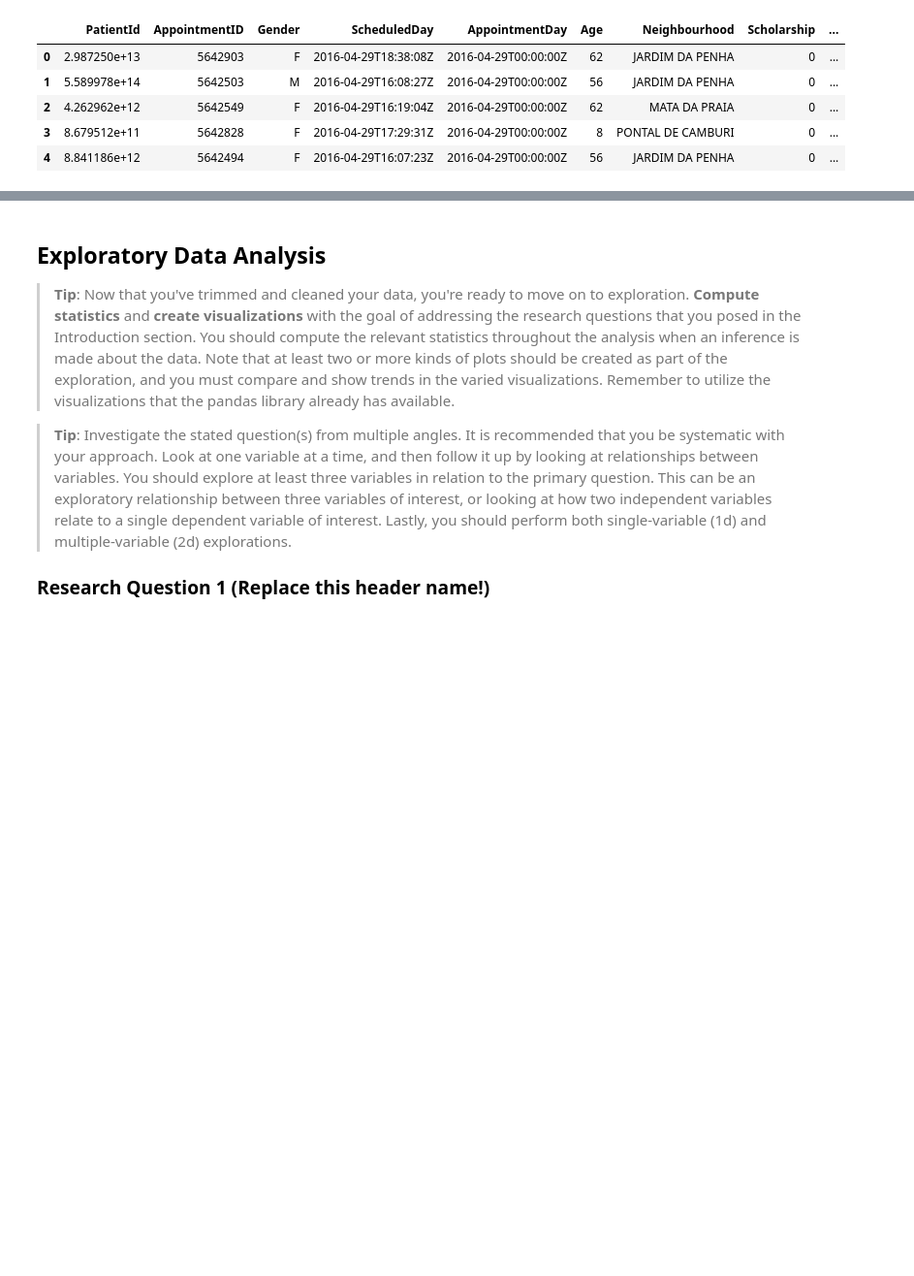
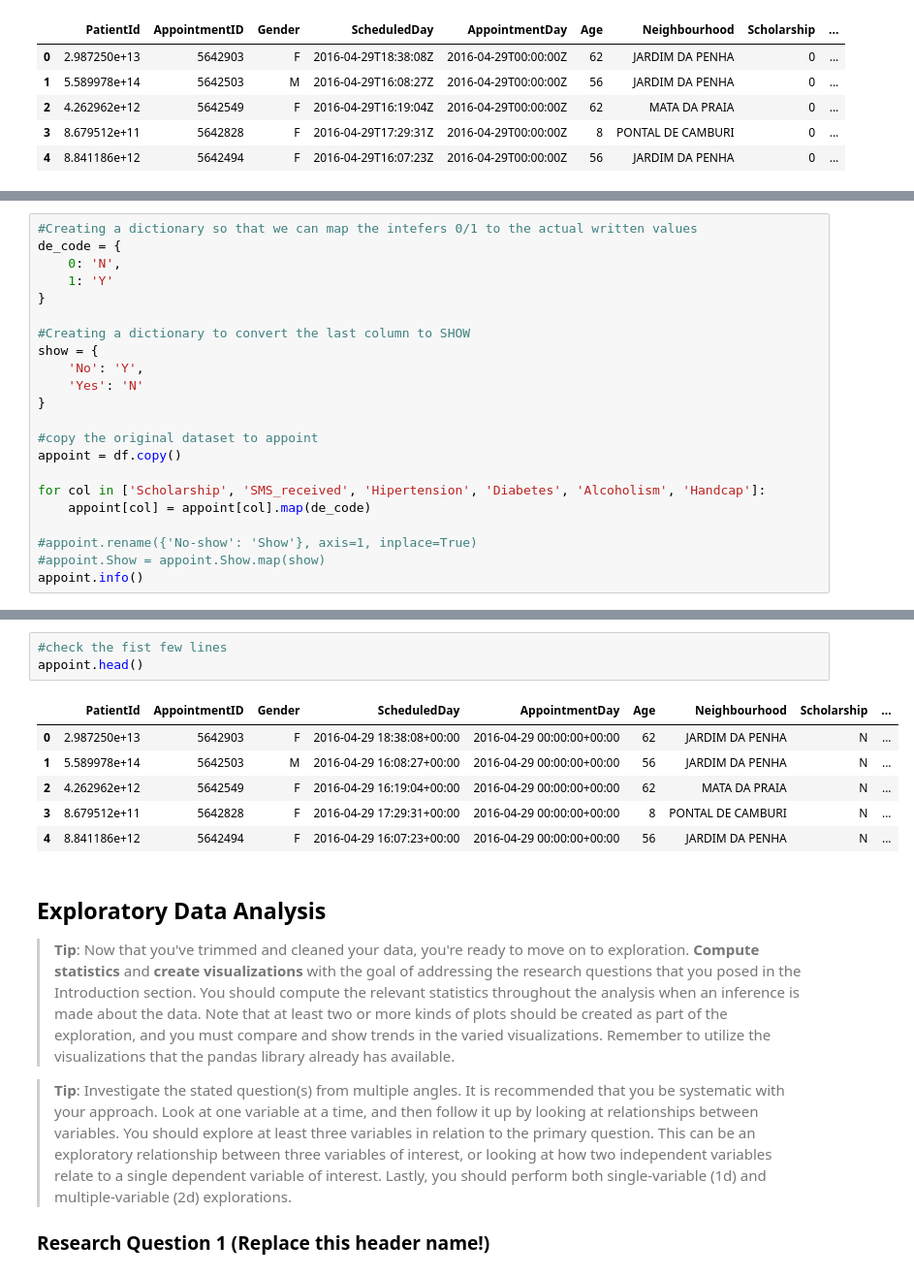
Before and after one commit to Fang2403/Analysis_of_Factors_Influencing_Patiens_Attendance_at_Medical_Appointments, a Jupyter notebook: Investigate_a_Dataset.ipynb, the cells around one changed output, grey strips where cells are left out. Shown at 97% size. Cells and saved outputs as stored; diff of their text form; blank space fills up the shorter version.

```diff
--- a/Investigate_a_Dataset.ipynb
+++ b/Investigate_a_Dataset.ipynb
@@ -102,0 +225,22 @@ memory usage: 11.8+ MB
+# %%
+#Creating a dictionary so that we can map the intefers 0/1 to the actual written values
+de_code = {
+    0: 'N',
+    1: 'Y'
+}
+
+#Creating a dictionary to convert the last column to SHOW
+show = {
+    'No': 'Y',
+    'Yes': 'N'
+}
+
+#copy the original dataset to appoint
+appoint = df.copy()
+
+for col in ['Scholarship', 'SMS_received', 'Hipertension', 'Diabetes', 'Alcoholism', 'Handcap']:
+    appoint[col] = appoint[col].map(de_code)
+
+#appoint.rename({'No-show': 'Show'}, axis=1, inplace=True)
+#appoint.Show = appoint.Show.map(show)
+appoint.info()
@@ -103,3 +289,13 @@ memory usage: 11.8+ MB
+# %%
+#check the fist few lines
+appoint.head()
+# %% [output]
+|  | PatientId | AppointmentID | Gender | ScheduledDay | AppointmentDay | Age | Neighbourhood | Scholarship | ... |
+| 0 | 2.987250e+13 | 5642903 | F | 2016-04-29 18:38:08+00:00 | 2016-04-29 00:00:00+00:00 | 62 | JARDIM DA PENHA | N | ... |
+| 1 | 5.589978e+14 | 5642503 | M | 2016-04-29 16:08:27+00:00 | 2016-04-29 00:00:00+00:00 | 56 | JARDIM DA PENHA | N | ... |
+| 2 | 4.262962e+12 | 5642549 | F | 2016-04-29 16:19:04+00:00 | 2016-04-29 00:00:00+00:00 | 62 | MATA DA PRAIA | N | ... |
+| 3 | 8.679512e+11 | 5642828 | F | 2016-04-29 17:29:31+00:00 | 2016-04-29 00:00:00+00:00 | 8 | PONTAL DE CAMBURI | N | ... |
+| 4 | 8.841186e+12 | 5642494 | F | 2016-04-29 16:07:23+00:00 | 2016-04-29 00:00:00+00:00 | 56 | JARDIM DA PENHA | N | ... |
 # %% [markdown]
 <a id='eda'></a>
 ## Exploratory Data Analysis
```
Also changed, not shown: parts of 28 cells of this notebook.
